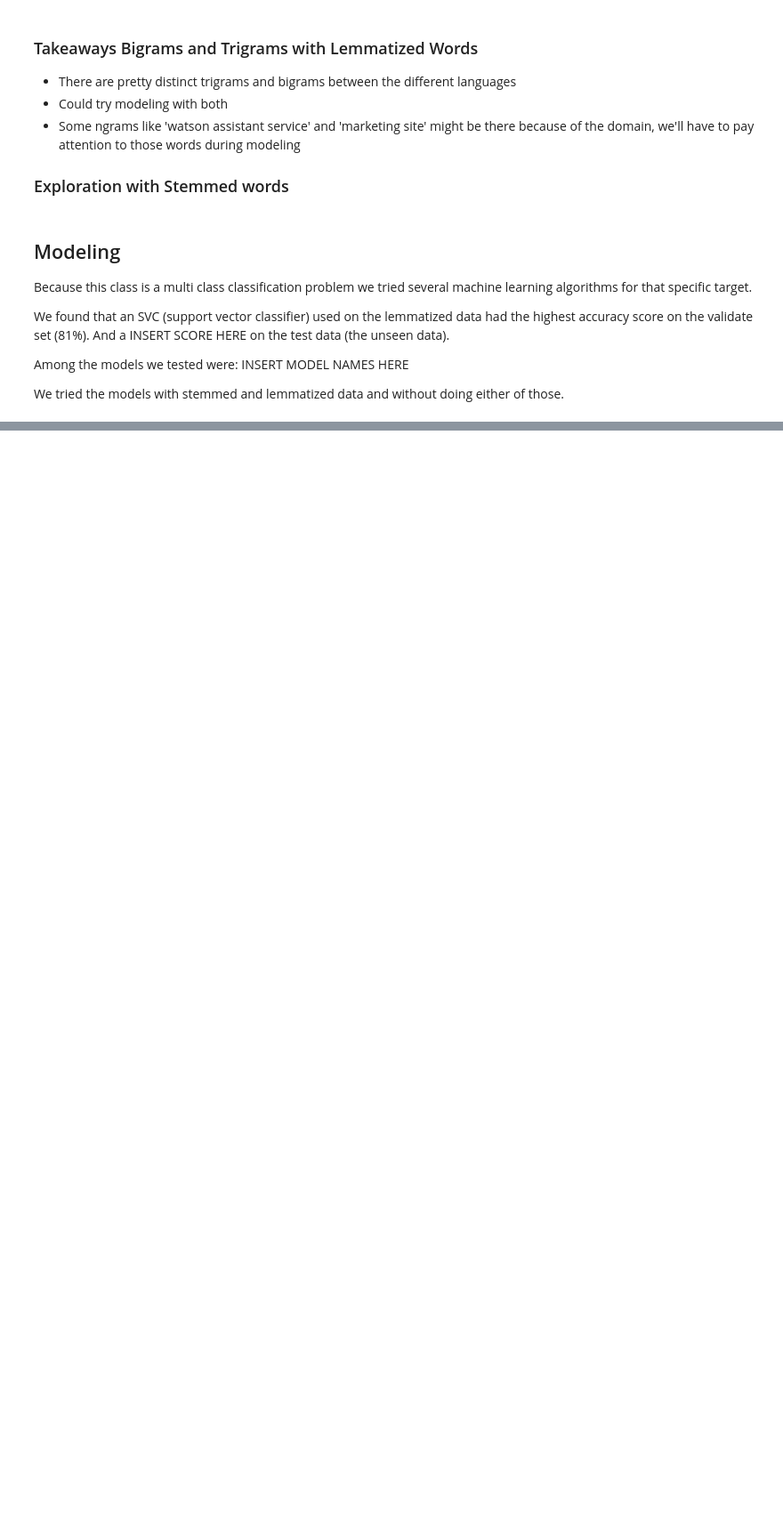
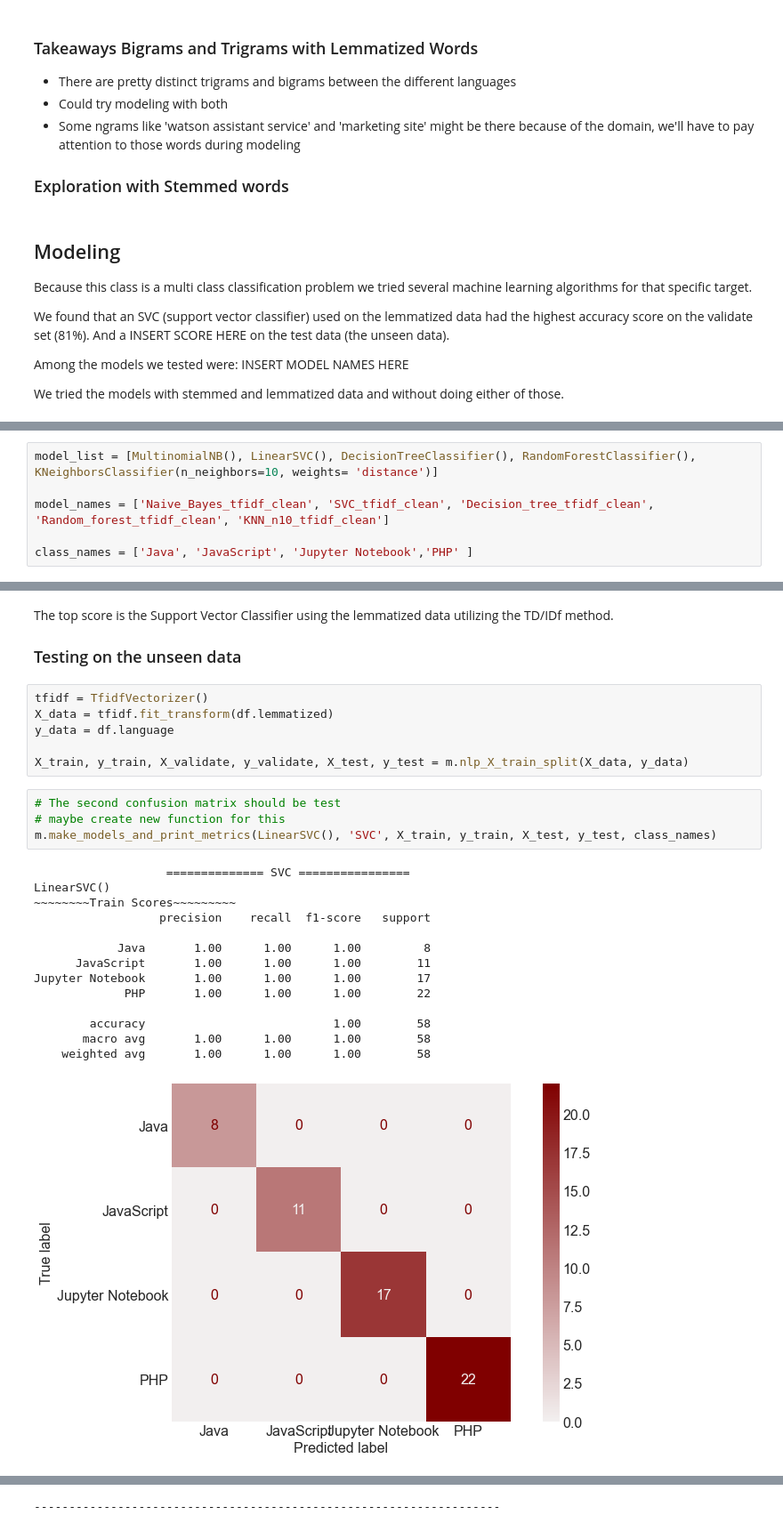
Before and after one commit to heather-desiree-carl-NLP-project/NLP-group-project, a Jupyter notebook: project_final_notebook.ipynb, the cells around one changed output, grey strips where cells are left out. Shown at 89% size. Saved outputs shown, nothing was run; the diff lists cells and outputs as text; blank space fills up the shorter version.

```diff
--- a/project_final_notebook.ipynb
+++ b/project_final_notebook.ipynb
@@ -239,0 +428,6 @@ We tried the models with stemmed and lemmatized data and without doing either of
+# %%
+model_list = [MultinomialNB(), LinearSVC(), DecisionTreeClassifier(), RandomForestClassifier(), KNeighborsClassifier(n_neighbors=10, weights= 'distance')]
+
+model_names = ['Naive_Bayes_tfidf_clean', 'SVC_tfidf_clean', 'Decision_tree_tfidf_clean', 'Random_forest_tfidf_clean', 'KNN_n10_tfidf_clean']
+
+class_names = ['Java', 'JavaScript', 'Jupyter Notebook','PHP' ]
@@ -239,0 +457,29 @@ We tried the models with stemmed and lemmatized data and without doing either of
+# %% [markdown]
+The top score is the Support Vector Classifier using the lemmatized data utilizing the TD/IDf method.
+
+### Testing on the unseen data
+# %%
+tfidf = TfidfVectorizer()
+X_data = tfidf.fit_transform(df.lemmatized)
+y_data = df.language
+
+X_train, y_train, X_validate, y_validate, X_test, y_test = m.nlp_X_train_split(X_data, y_data)
+# %%
+# The second confusion matrix should be test
+# maybe create new function for this
+m.make_models_and_print_metrics(LinearSVC(), 'SVC', X_train, y_train, X_test, y_test, class_names)
+# %% [output]
+                   ============== SVC ================
+LinearSVC()
+~~~~~~~~Train Scores~~~~~~~~~
+                  precision    recall  f1-score   support
+
+            Java       1.00      1.00      1.00         8
+      JavaScript       1.00      1.00      1.00        11
+Jupyter Notebook       1.00      1.00      1.00        17
+             PHP       1.00      1.00      1.00        22
+
+        accuracy                           1.00        58
+       macro avg       1.00      1.00      1.00        58
+    weighted avg       1.00      1.00      1.00        58
+[figure, added]
@@ -239,0 +499 @@ We tried the models with stemmed and lemmatized data and without doing either of
+-------------------------------------------------------------------
```
Also changed, not shown: parts of 21 cells of this notebook.
